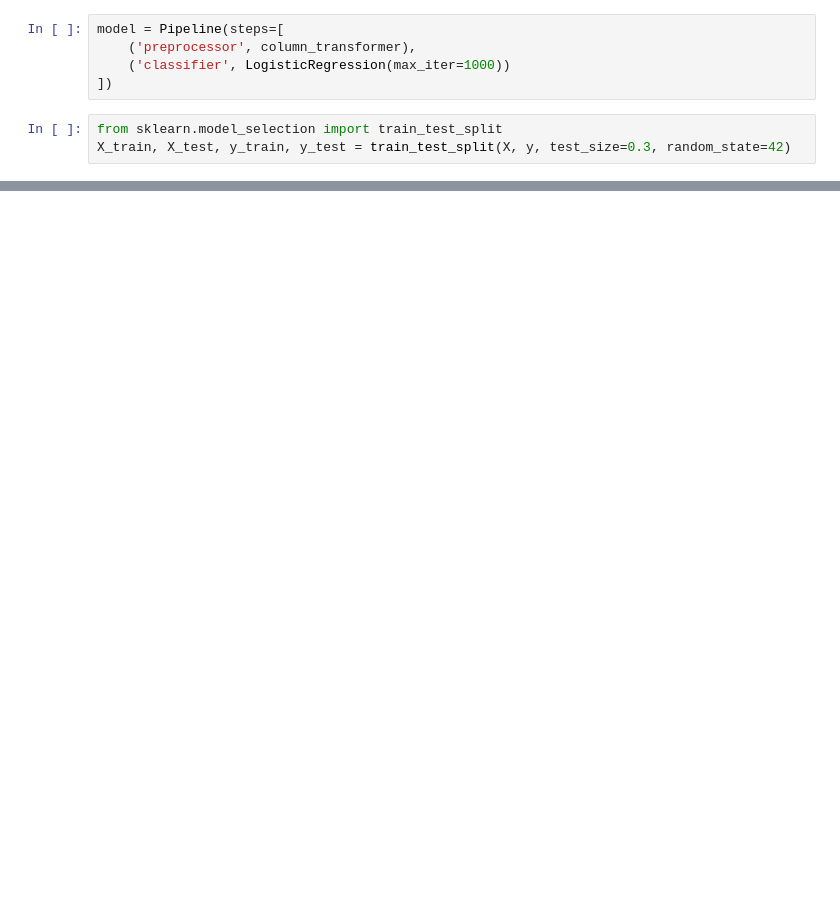
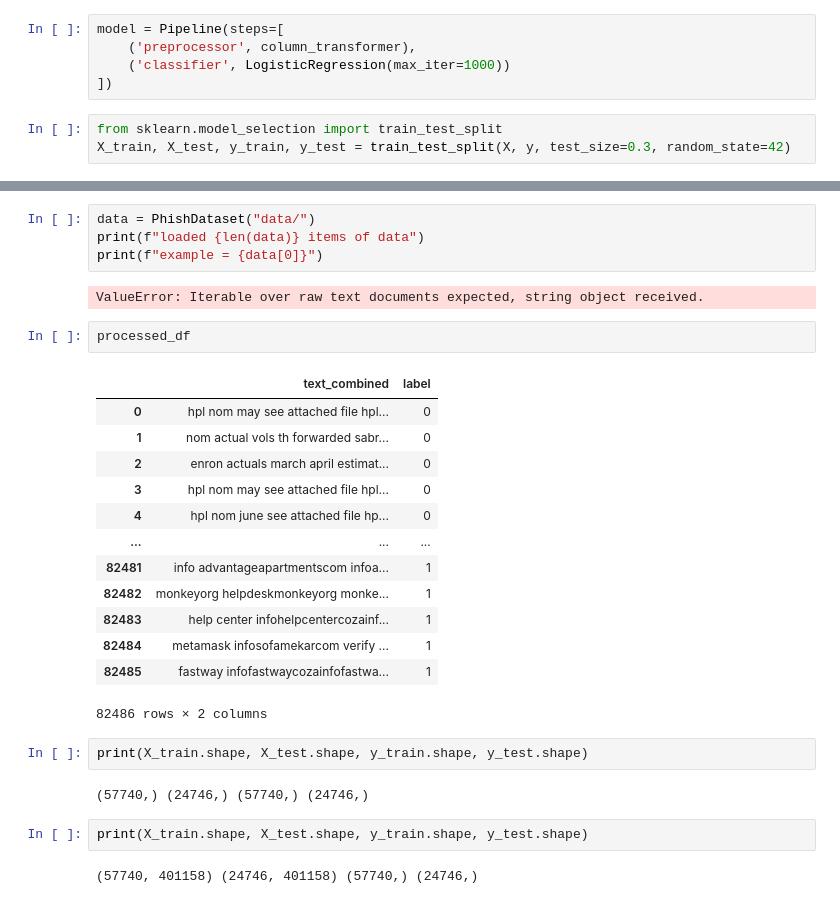
Before and after one commit to MillesMuiv/PhishingML, a Jupyter notebook: PhishinTorch.ipynb, the cells around one changed output, grey strips where cells are left out. Saved outputs shown, nothing was run; the diff lists cells and outputs as text; blank space fills up the shorter version.

```diff
--- a/PhishinTorch.ipynb
+++ b/PhishinTorch.ipynb
@@ -132,0 +283,30 @@ print("Test Accuracy:", accuracy)
+# %%
+data = PhishDataset("data/")
+print(f"loaded {len(data)} items of data")
+print(f"example = {data[0]}")
+# %% [output]
+ValueError: Iterable over raw text documents expected, string object received.
+# %%
+processed_df
+# %% [output]
+|  | text_combined | label |
+| 0 | hpl nom may see attached file hpl... | 0 |
+| 1 | nom actual vols th forwarded sabr... | 0 |
+| 2 | enron actuals march april estimat... | 0 |
+| 3 | hpl nom may see attached file hpl... | 0 |
+| 4 | hpl nom june see attached file hp... | 0 |
+| ... | ... | ... |
+| 82481 | info advantageapartmentscom infoa... | 1 |
+| 82482 | monkeyorg helpdeskmonkeyorg monke... | 1 |
+| 82483 | help center infohelpcentercozainf... | 1 |
+| 82484 | metamask infosofamekarcom verify ... | 1 |
+| 82485 | fastway infofastwaycozainfofastwa... | 1 |
+82486 rows × 2 columns
+# %%
+print(X_train.shape, X_test.shape, y_train.shape, y_test.shape)
+# %% [output]
+(57740,) (24746,) (57740,) (24746,)
+# %%
+print(X_train.shape, X_test.shape, y_train.shape, y_test.shape)
+# %% [output]
+(57740, 401158) (24746, 401158) (57740,) (24746,)
```
Also changed, not shown: parts of 24 cells of this notebook.
